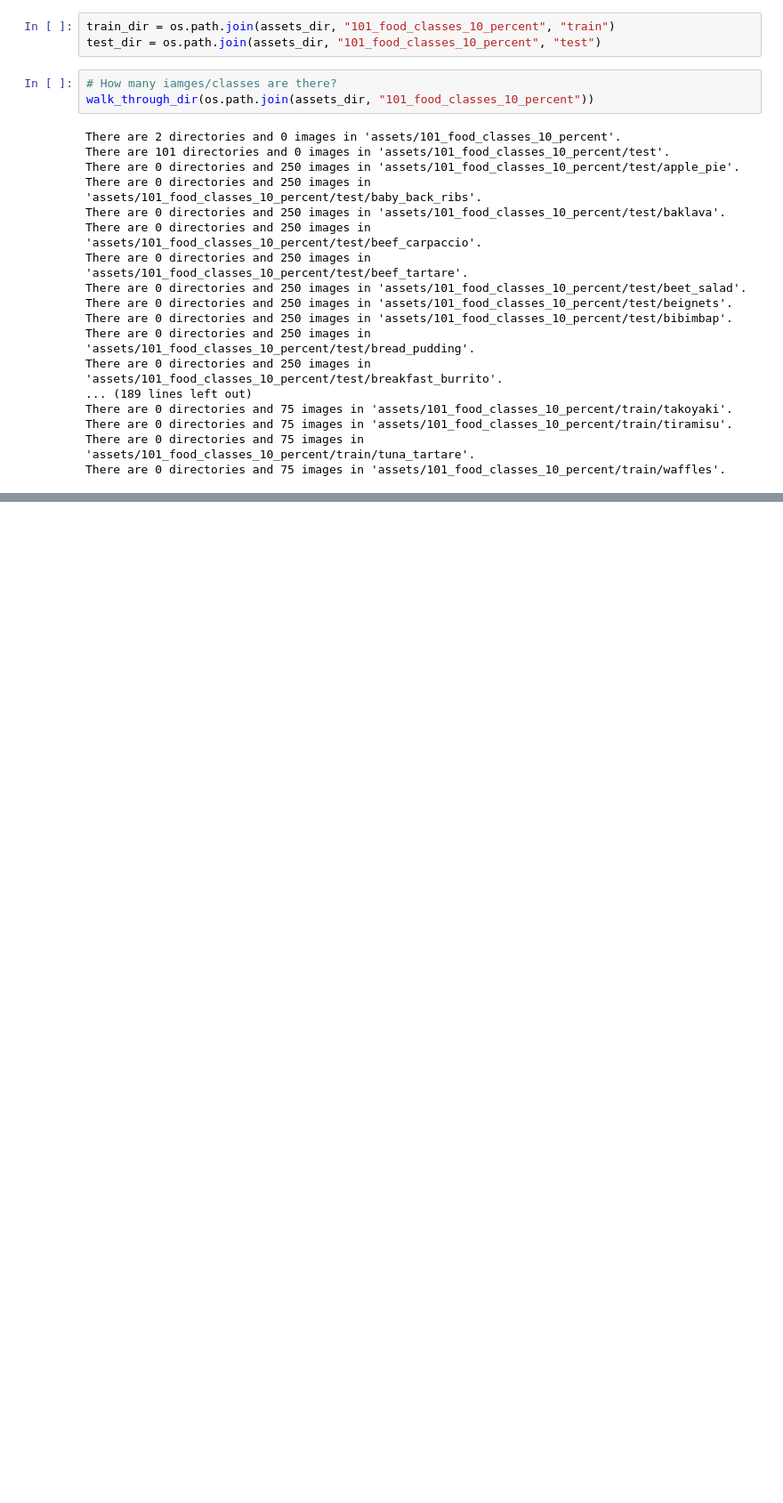
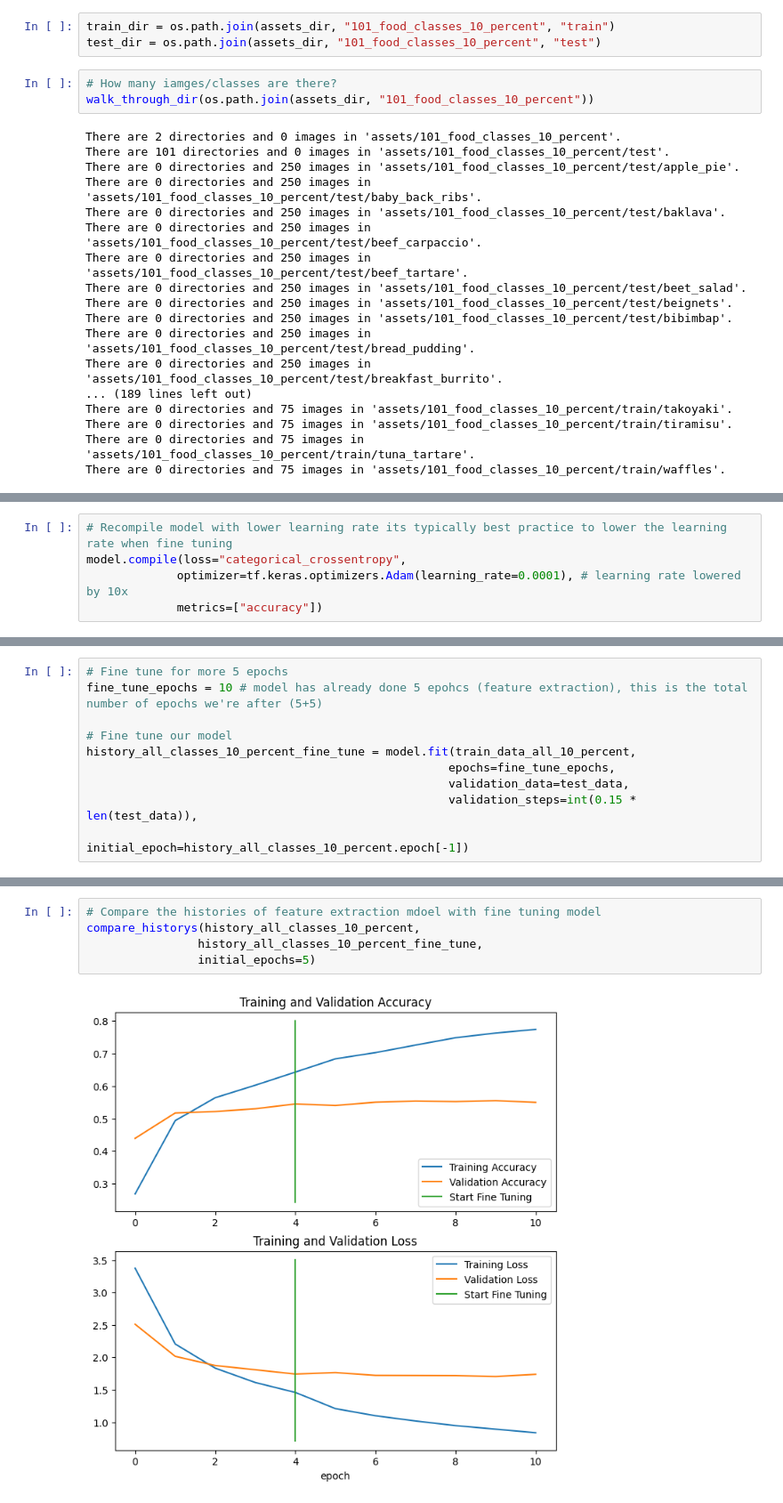
Before and after one commit to mjaliz/tfztm, a Jupyter notebook: 06_transfer_learning_in_tensorflow_part_3_scaling_up.ipynb, the cells around one changed output, grey strips where cells are left out. Shown at 89% size. Saved outputs shown, nothing was run; the diff lists cells and outputs as text; blank space fills up the shorter version.

```diff
--- a/06_transfer_learning_in_tensorflow_part_3_scaling_up.ipynb
+++ b/06_transfer_learning_in_tensorflow_part_3_scaling_up.ipynb
@@ -119,0 +225,5 @@ Found 25250 files belonging to 101 classes.
+# %%
+# Recompile model with lower learning rate its typically best practice to lower the learning rate when fine tuning
+model.compile(loss="categorical_crossentropy",
+             optimizer=tf.keras.optimizers.Adam(learning_rate=0.0001), # learning rate lowered by 10x
+             metrics=["accuracy"])
@@ -119,0 +262,10 @@ Found 25250 files belonging to 101 classes.
+# %%
+# Fine tune for more 5 epochs
+fine_tune_epochs = 10 # model has already done 5 epohcs (feature extraction), this is the total number of epochs we're after (5+5)
+
+# Fine tune our model
+history_all_classes_10_percent_fine_tune = model.fit(train_data_all_10_percent,
+                                                    epochs=fine_tune_epochs,
+                                                    validation_data=test_data,
+                                                    validation_steps=int(0.15 * len(test_data)),
+                                                    initial_epoch=history_all_classes_10_percent.epoch[-1])
@@ -119,0 +292,7 @@ Found 25250 files belonging to 101 classes.
+# %%
+# Compare the histories of feature extraction mdoel with fine tuning model
+compare_historys(history_all_classes_10_percent,
+                history_all_classes_10_percent_fine_tune,
+                initial_epochs=5)
+# %% [output]
+[figure, added]
```
Also changed, not shown: parts of 28 cells of this notebook.
